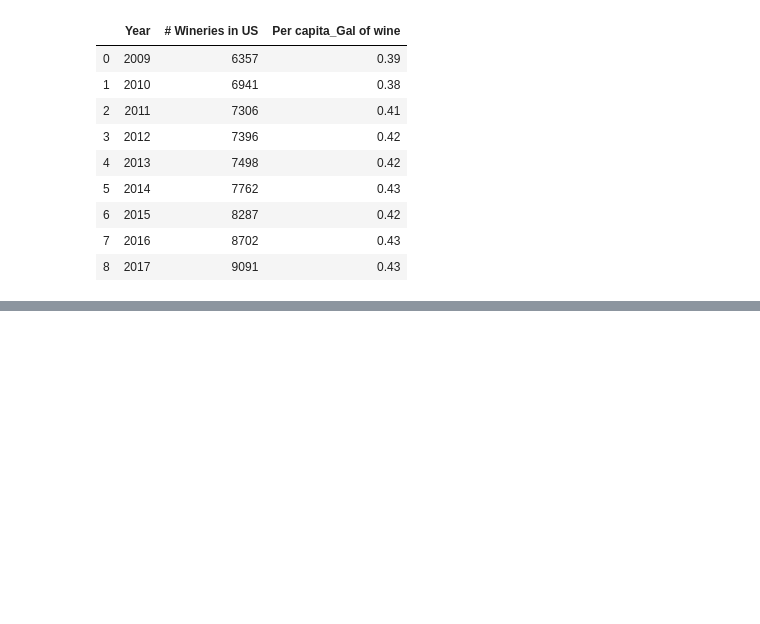
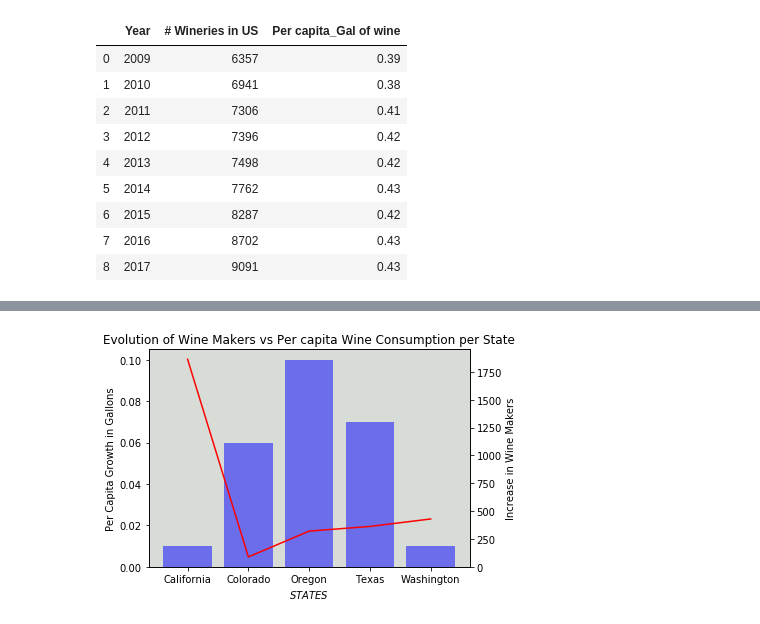
Before and after one commit to epayne323/ProjectOneRepo, a Jupyter notebook: Notebooks/working1_LC.ipynb, the cells around one changed output, grey strips where cells are left out. Drawn from its saved outputs; the diff is of its cells as text; code cells hidden in the pictures; blank space fills up the shorter version.

```diff
--- a/Notebooks/working1_LC.ipynb
+++ b/Notebooks/working1_LC.ipynb
@@ -126,0 +77,9 @@ file_df6.head()
+# %%
+csvpath_PC = os.path.join('..', 'Data','Clean', 'Per_CapitaWine_state_final.csv')
+csvpath_BD = os.path.join('..', 'Data','Clean', 'Bonded_wine_state_2009-2017.csv')
+PC_df = pd.read_csv(csvpath_PC)
+BD_df = pd.read_csv(csvpath_BD)
+
+# combining both csv.files
+merged = pd.merge(PC_df,BD_df, how='outer', on='geographic area')
+merged
@@ -126,0 +93,26 @@ file_df6.head()
+# %%
+#Plot graph with 2 "y" axes
+fig, a1 = plt.subplots()
+
+#Plot bars
+a1.set_facecolor("xkcd:light grey")
+
+a1.bar(merged['geographic area'],merged['Per Capita Increase(2009-2017)'], color='b', alpha = 0.5, align ='center')
+a1.set_xlabel('$STATES$')
+a1.set_ylabel('Per Capita Growth in Gallons')
+
+
+# Setting ax2 to be the second "y" axis with x shared
+a2 = a1.twinx()
+
+# line Plot
+a2.plot(merged['geographic area'],merged['Wine_Maker_Growth(2009-2017)'], color='r', alpha =1)
+a2.set_ylabel('Increase in Wine Makers')
+
+
+
+plt.title('Evolution of Wine Makers vs Per capita Wine Consumption per State')
+plt.tight_layout()
+plt.show()
+# %% [output]
+[figure, added]
```
Also changed, not shown: parts of 17 cells of this notebook, 2 other files.
